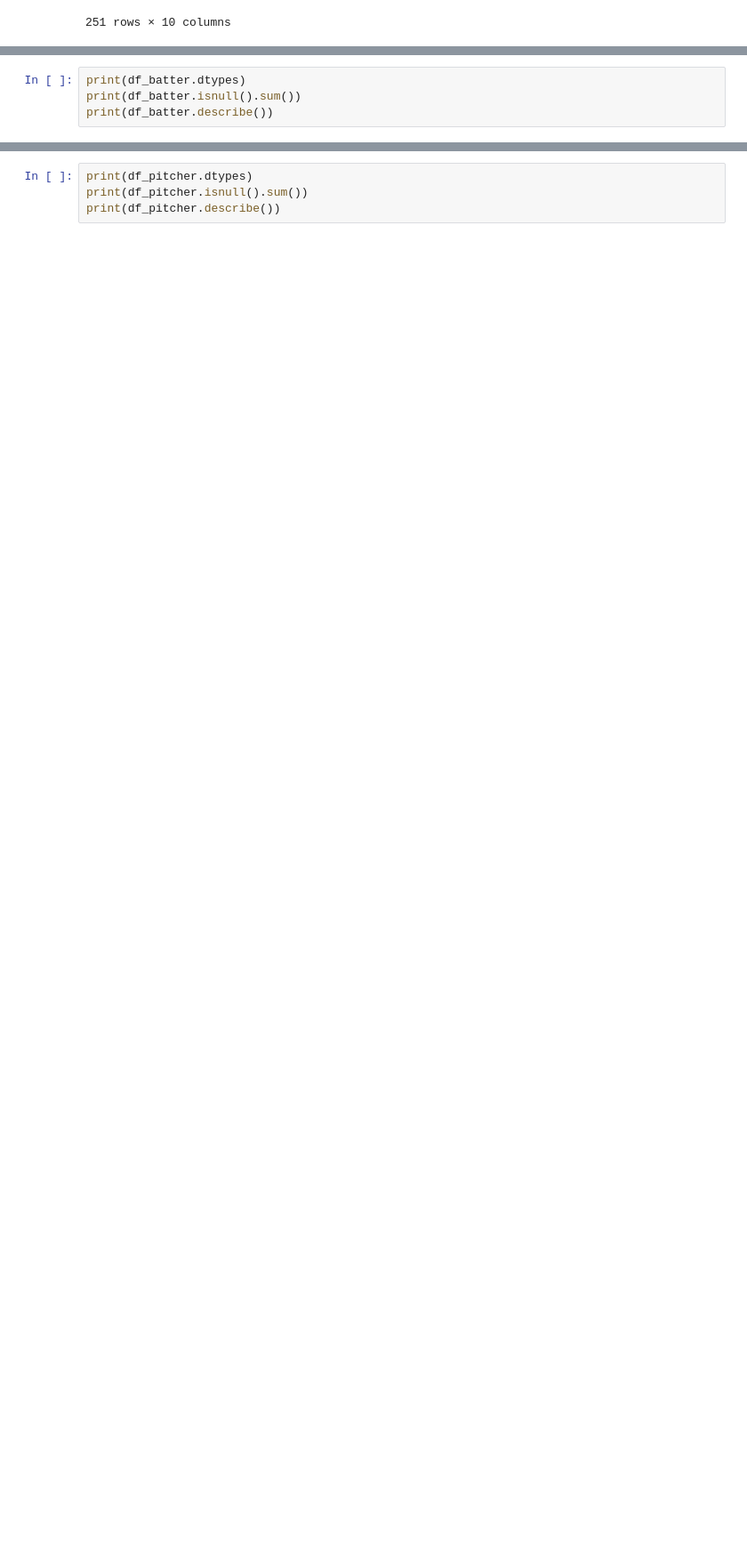
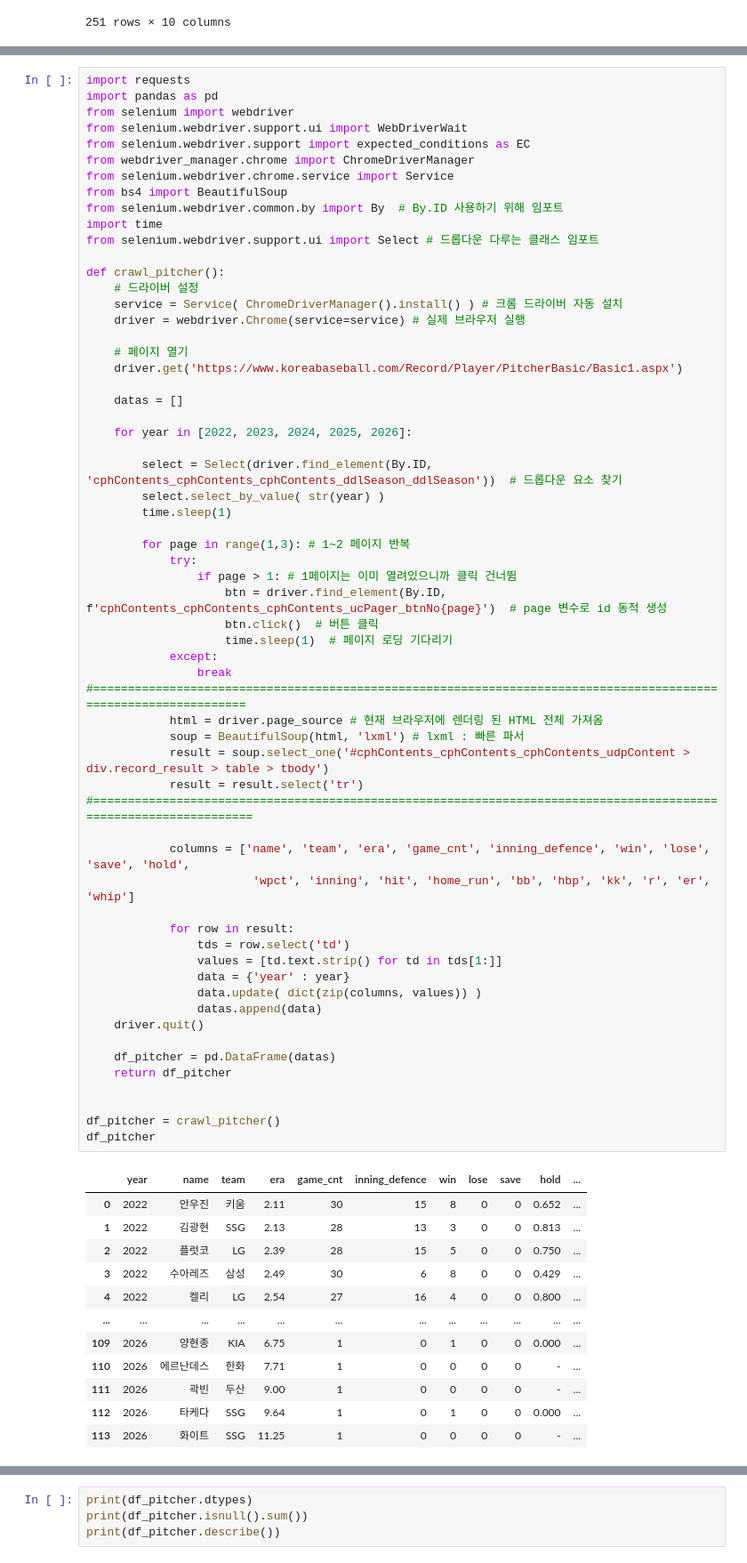
Before and after one commit to Jihun105/my-project, a Jupyter notebook: personal_project/kbo_stats/data/crawler.ipynb, the cells around one changed output, grey strips where cells are left out. Shown at 89% size. Drawn from its saved outputs; the diff is of its cells as text; blank space fills up the shorter version.

```diff
--- a/personal_project/kbo_stats/data/crawler.ipynb
+++ b/personal_project/kbo_stats/data/crawler.ipynb
@@ -193,5 +248,74 @@ df_pitcher
 # %%
-print(df_batter.dtypes)
-print(df_batter.isnull().sum())
-print(df_batter.describe())
+import requests
+import pandas as pd
+from selenium import webdriver
+from selenium.webdriver.support.ui import WebDriverWait
+from selenium.webdriver.support import expected_conditions as EC
+from webdriver_manager.chrome import ChromeDriverManager
+from selenium.webdriver.chrome.service import Service
+from bs4 import BeautifulSoup
+from selenium.webdriver.common.by import By  # By.ID 사용하기 위해 임포트
+import time
+from selenium.webdriver.support.ui import Select # 드롭다운 다루는 클래스 임포트
+
+def crawl_pitcher():
+    # 드라이버 설정
+    service = Service( ChromeDriverManager().install() ) # 크롬 드라이버 자동 설치
+    driver = webdriver.Chrome(service=service) # 실제 브라우저 실행
+
+    # 페이지 열기
+    driver.get('https://www.koreabaseball.com/Record/Player/PitcherBasic/Basic1.aspx')
+
+    datas = []
+
+    for year in [2022, 2023, 2024, 2025, 2026]:
+
+        select = Select(driver.find_element(By.ID, 'cphContents_cphContents_cphContents_ddlSeason_ddlSeason'))  # 드롭다운 요소 찾기
+        select.select_by_value( str(year) )
+        time.sleep(1)
+
+        for page in range(1,3): # 1~2 페이지 반복
+            try:
+                if page > 1: # 1페이지는 이미 열려있으니까 클릭 건너뜀
+                    btn = driver.find_element(By.ID, f'cphContents_cphContents_cphContents_ucPager_btnNo{page}')  # page 변수로 id 동적 생성
+                    btn.click()  # 버튼 클릭
+                    time.sleep(1)  # 페이지 로딩 기다리기
+            except:
+                break
+#=================================================================================================================
+            html = driver.page_source # 현재 브라우저에 렌더링 된 HTML 전체 가져옴
+            soup = BeautifulSoup(html, 'lxml') # lxml : 빠른 파서
+            result = soup.select_one('#cphContents_cphContents_cphContents_udpContent > div.record_result > table > tbody')
+            result = result.select('tr')
+#==================================================================================================================
+
+            columns = ['name', 'team', 'era', 'game_cnt', 'inning_defence', 'win', 'lose', 'save', 'hold',
+                        'wpct', 'inning', 'hit', 'home_run', 'bb', 'hbp', 'kk', 'r', 'er', 'whip']
+
+            for row in result:
+                tds = row.select('td')
+                values = [td.text.strip() for td in tds[1:]]
+                data = {'year' : year}
+                data.update( dict(zip(columns, values)) )
+                datas.append(data)
+    driver.quit()
+
+    df_pitcher = pd.DataFrame(datas)
+    return df_pitcher
+
+
+df_pitcher = crawl_pitcher()
+df_pitcher
 # %% [output]
+|  | year | name | team | era | game_cnt | inning_defence | win | lose | save | hold | ... |
+| 0 | 2022 | 안우진 | 키움 | 2.11 | 30 | 15 | 8 | 0 | 0 | 0.652 | ... |
+| 1 | 2022 | 김광현 | SSG | 2.13 | 28 | 13 | 3 | 0 | 0 | 0.813 | ... |
+| 2 | 2022 | 플럿코 | LG | 2.39 | 28 | 15 | 5 | 0 | 0 | 0.750 | ... |
+| 3 | 2022 | 수아레즈 | 삼성 | 2.49 | 30 | 6 | 8 | 0 | 0 | 0.429 | ... |
+| 4 | 2022 | 켈리 | LG | 2.54 | 27 | 16 | 4 | 0 | 0 | 0.800 | ... |
+| ... | ... | ... | ... | ... | ... | ... | ... | ... | ... | ... | ... |
+| 109 | 2026 | 양현종 | KIA | 6.75 | 1 | 0 | 1 | 0 | 0 | 0.000 | ... |
+| 110 | 2026 | 에르난데스 | 한화 | 7.71 | 1 | 0 | 0 | 0 | 0 | - | ... |
+| 111 | 2026 | 곽빈 | 두산 | 9.00 | 1 | 0 | 0 | 0 | 0 | - | ... |
+| 112 | 2026 | 타케다 | SSG | 9.64 | 1 | 0 | 1 | 0 | 0 | 0.000 | ... |
+| 113 | 2026 | 화이트 | SSG | 11.25 | 1 | 0 | 0 | 0 | 0 | - | ... |
```
Also changed, not shown: parts of 5 cells of this notebook, 5 other files.
